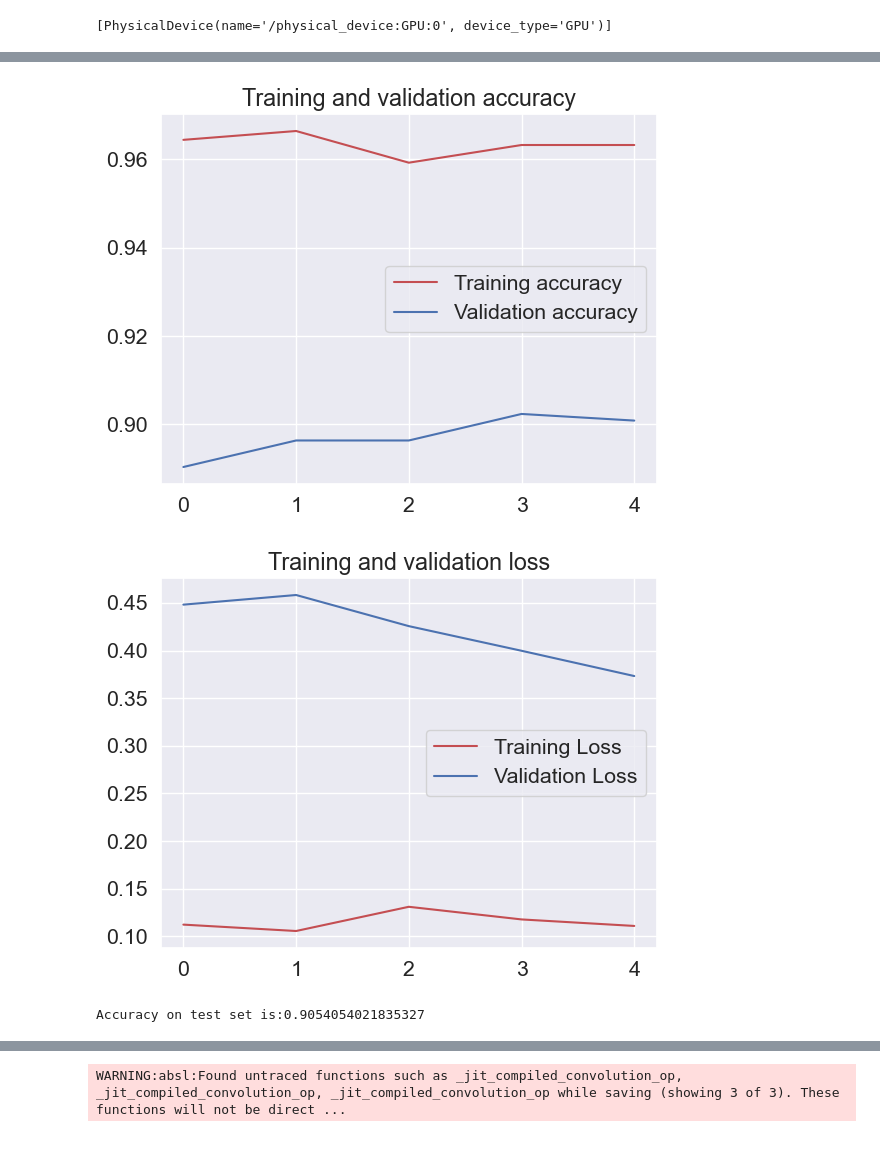
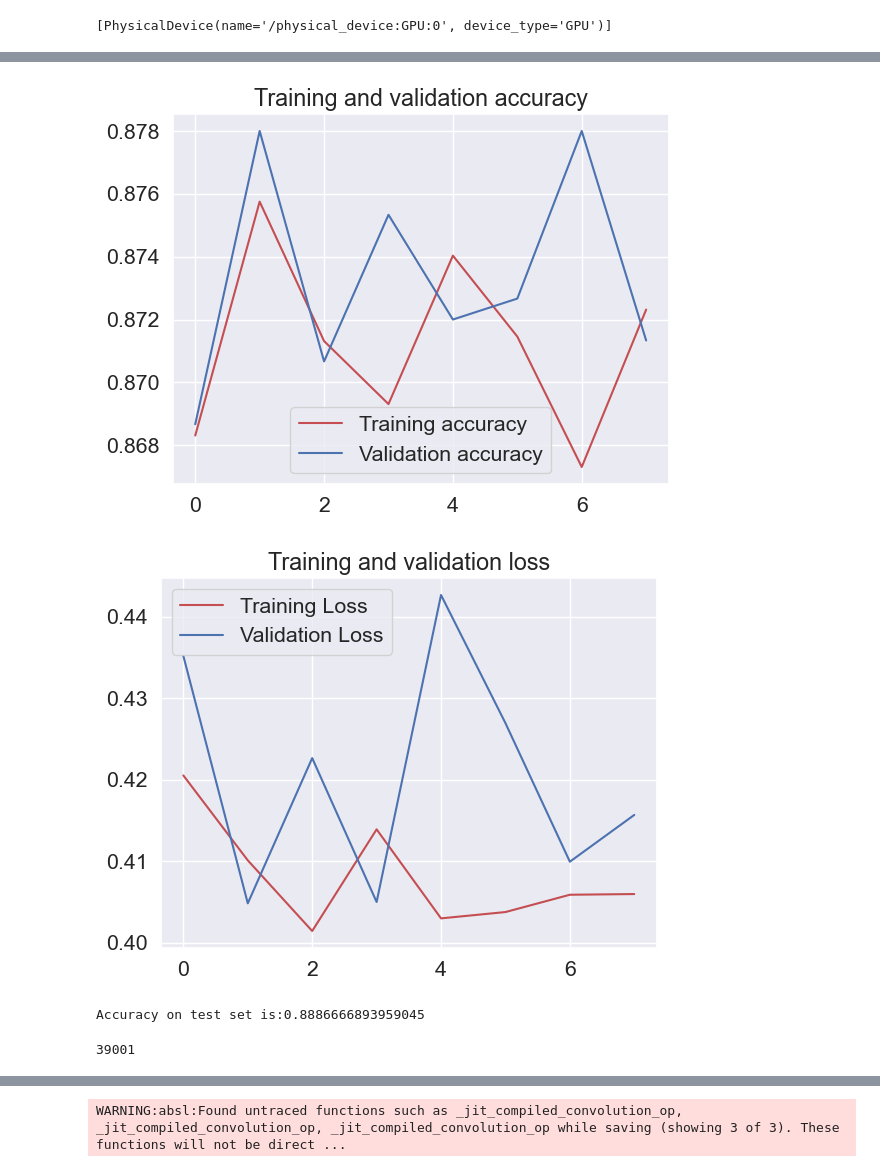
Before and after one commit to dPetrotos/MusicGenreClassification, a Jupyter notebook: models/saved_models/CNN_MEL.ipynb, the cells around one changed output, grey strips where cells are left out. Saved outputs shown, nothing was run; the diff lists cells and outputs as text; code cells hidden in the pictures.

```diff
--- a/models/saved_models/CNN_MEL.ipynb
+++ b/models/saved_models/CNN_MEL.ipynb
@@ -191,7 +245,7 @@ def build_model(input_shape):
 # %%
 input_shape = mel_train[0].shape
 model = build_model(input_shape)
-optimizer = keras.optimizers.Adam(learning_rate=0.00015)
+optimizer = keras.optimizers.Adam(learning_rate=0.0002)
 model.compile(optimizer=optimizer,
               loss="sparse_categorical_crossentropy",
               metrics=["accuracy"])
@@ -216,14 +270,14 @@ Trainable params: 321,610
 Non-trainable params: 0
 _________________________________________________________________
 # %%
-
-
-model.summary()
-
 history = model.fit(mel_train, y_train,
-          validation_data=(mel_validation, y_validation),
-          epochs=5,
-          batch_size=32
+                    validation_data=(mel_validation, y_validation),
+                    epochs=90,
+                    batch_size=32,
+                    callbacks=[tf.keras.callbacks.EarlyStopping(monitor='val_loss',
+                                                                patience=6,
+                                                                verbose=1,
+                                                                restore_best_weights=True)]
           )
 
 test_error, test_accuracy = model.evaluate(mel_test, y_test, verbose=1)
@@ -270,6 +325,12 @@ Epoch 5/5
-[figure, old version]
+[figure, new version]
-[figure, old version]
+[figure, new version]
-Accuracy on test set is:0.9054054021835327
+Accuracy on test set is:0.8886666893959045
+# %%
+del model
+keras.backend.clear_session()
+gc.collect()
+# %% [output]
+39001
 # %%
 predictions = model.predict(mel_test, batch_size=32, verbose=1)
 predicted_indexes = []
```
Also changed, not shown: parts of 13 cells of this notebook.
